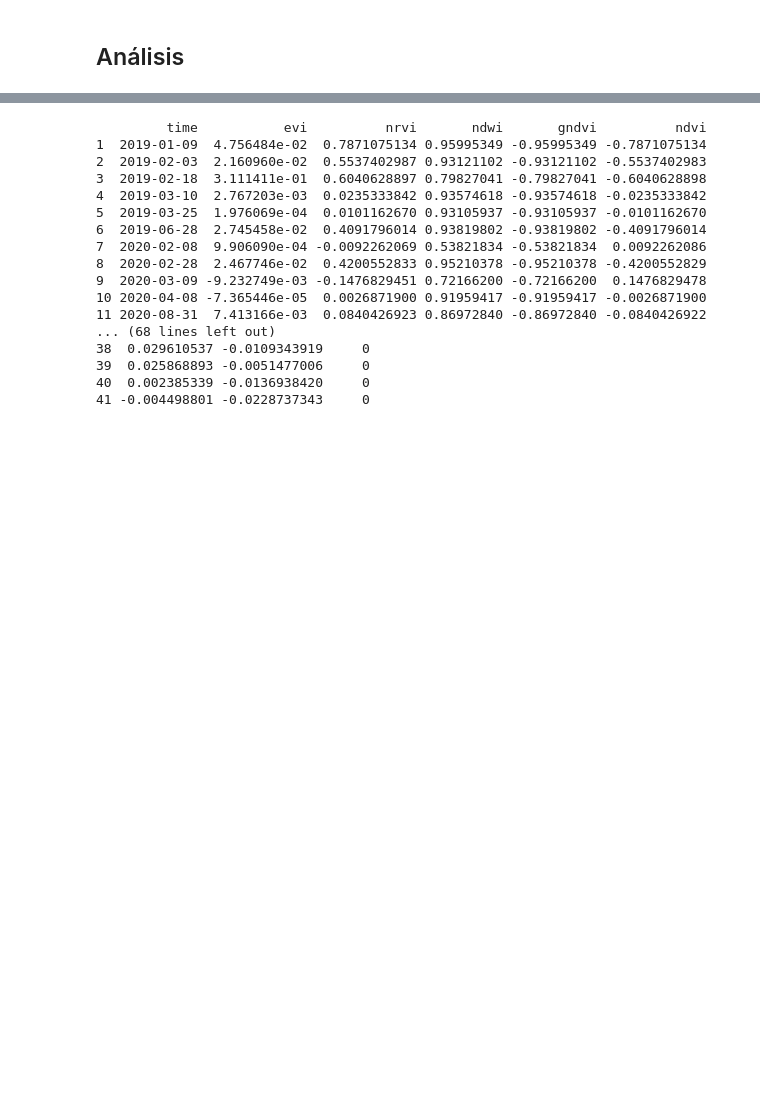
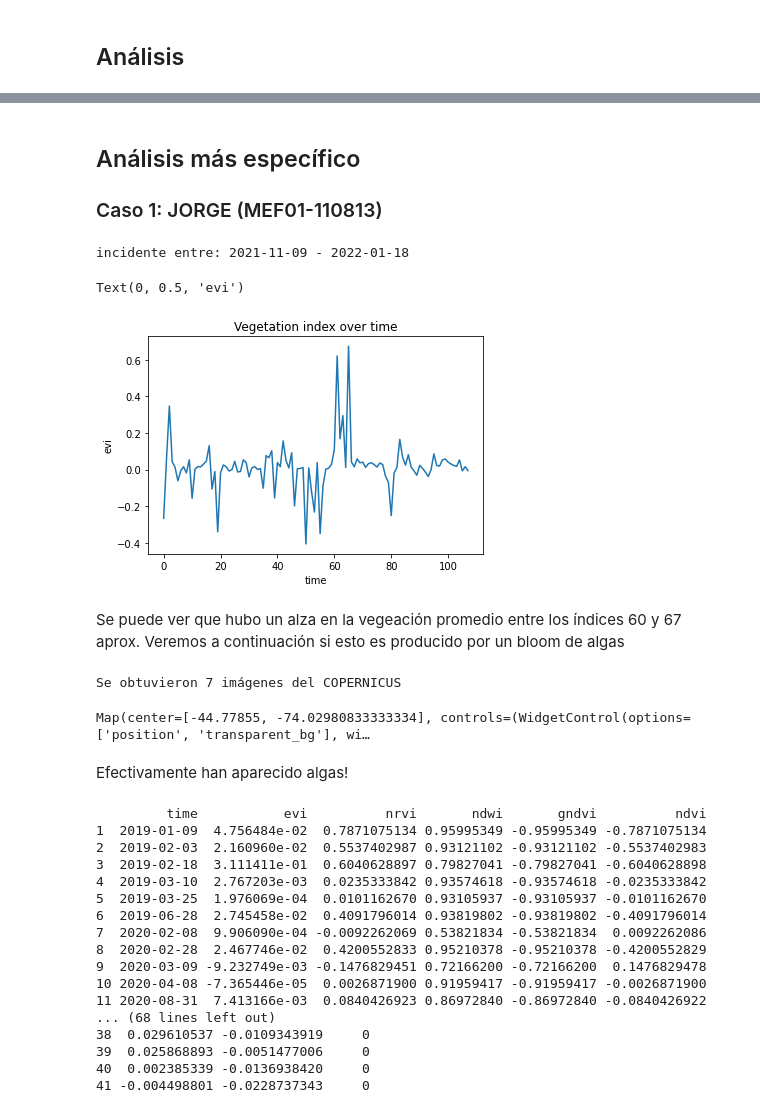
Before and after one commit to cristobalstrange/ProyectoCDDGIMT2118, a Jupyter notebook: main.ipynb, the cells around one changed output, grey strips where cells are left out. Drawn from its saved outputs; the diff is of its cells as text; code cells hidden in the pictures; blank space fills up the shorter version.

```diff
--- a/main.ipynb
+++ b/main.ipynb
@@ -479,5 +304,46 @@ for center in data['Name']:
 [figure]
 ... (82 outputs left out)
+# %% [markdown]
+## Análisis más específico
+### Caso 1: JORGE (MEF01-110813)
+# %%
+centro = 'JORGE (MEF01-110813)'
+data = gpd.read_file('data_center.geojson').to_crs(4326)
+center = data[data['Name'] == centro]
+center_location = list(center['geometry'].get_coordinates().values[0][::-1])
+
+aoi = gpd.GeoSeries(center['geometry'].buffer(0.05, cap_style=3)).to_crs(4326).to_json()
+aoi_bbox = ee.Geometry.Polygon(json.loads(aoi)['features'][0]['geometry']['coordinates'], 'EPSG:4326')
+
+data_center = pd.read_csv(f'metrics/{centro}.csv')
+data_center = data_center.dropna()
+print(f'incidente entre: {list(data_center["time"])[60]} - {list(data_center["time"])[67]}')
+plt.plot(data_center['evi'])
+plt.title('Vegetation index over time')
+plt.xlabel('time')
+plt.ylabel('evi')
+# %% [output]
+incidente entre: 2021-11-09 - 2022-01-18
+Text(0, 0.5, 'evi')
+[figure, added]
+# %% [markdown]
+Se puede ver que hubo un alza en la vegeación promedio entre los índices 60 y 67 aprox. Veremos a continuación si esto es producido por un bloom de algas
+# %%
+dates = ['2021-11-09', '2022-01-18']
+clouds = 25
+collection_copernicus, images_copernicus = get_copernicus_collection(aoi_bbox, dates, clouds=clouds)
+image_copernicus = collection_copernicus.median()
+image_copernicus = image_copernicus.clip(aoi_bbox)
+Map = geemap.Map(center=center_location, zoom=13)
+Map.addLayer(aoi_bbox)
+imageRGB = image_copernicus.visualize(**{'bands': ['TCI_R', 'TCI_G', 'TCI_B'],'min':0, 'max': 100})
+Map.addLayer(imageRGB, {}, 'RGB', True)
+Map
+# %% [output]
+Se obtuvieron 7 imágenes del COPERNICUS
+Map(center=[-44.77855, -74.02980833333334], controls=(WidgetControl(options=['position', 'transparent_bg'], wi…
+# %% [markdown]
+Efectivamente han aparecido algas!
 # %%
 # !pip install rpy2
 %load_ext rpy2.ipython
```
Also changed, not shown: parts of 6 cells of this notebook.
